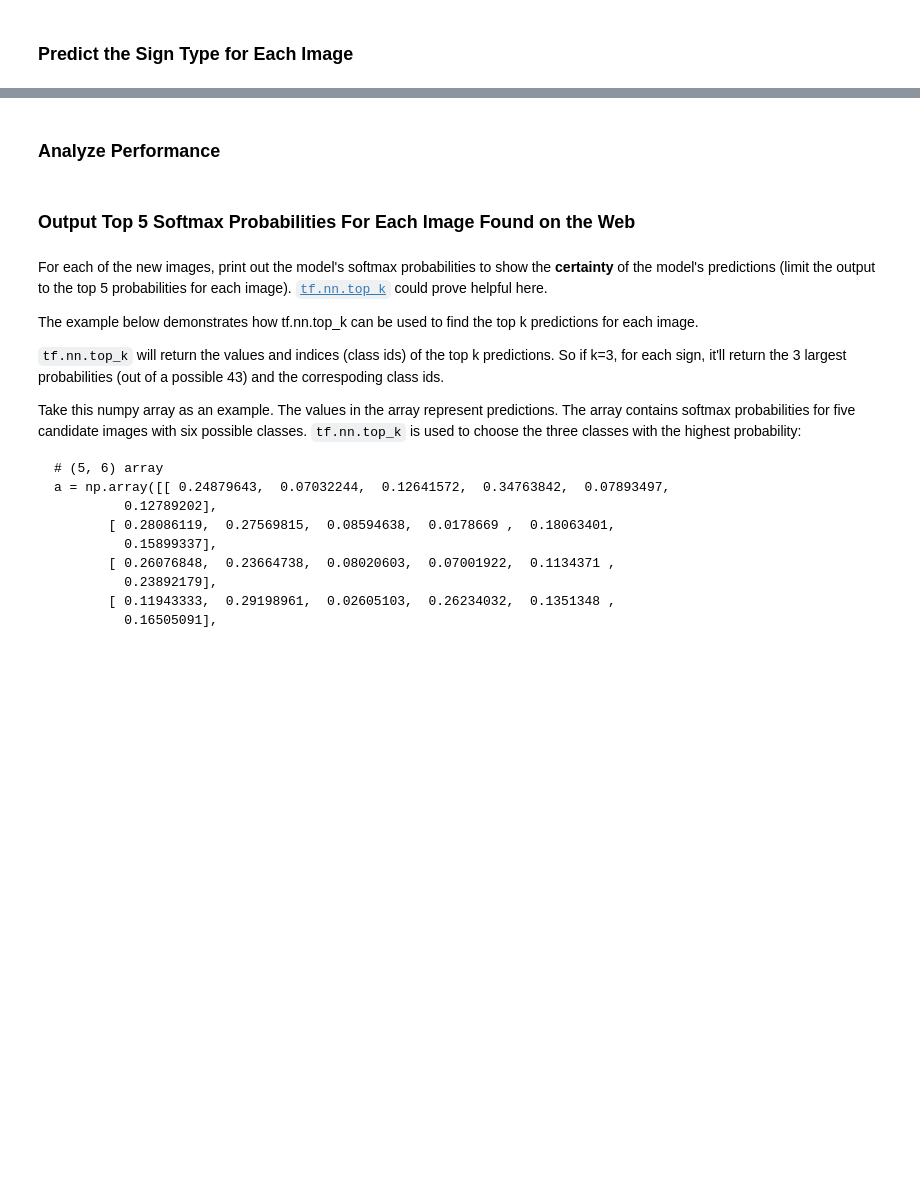
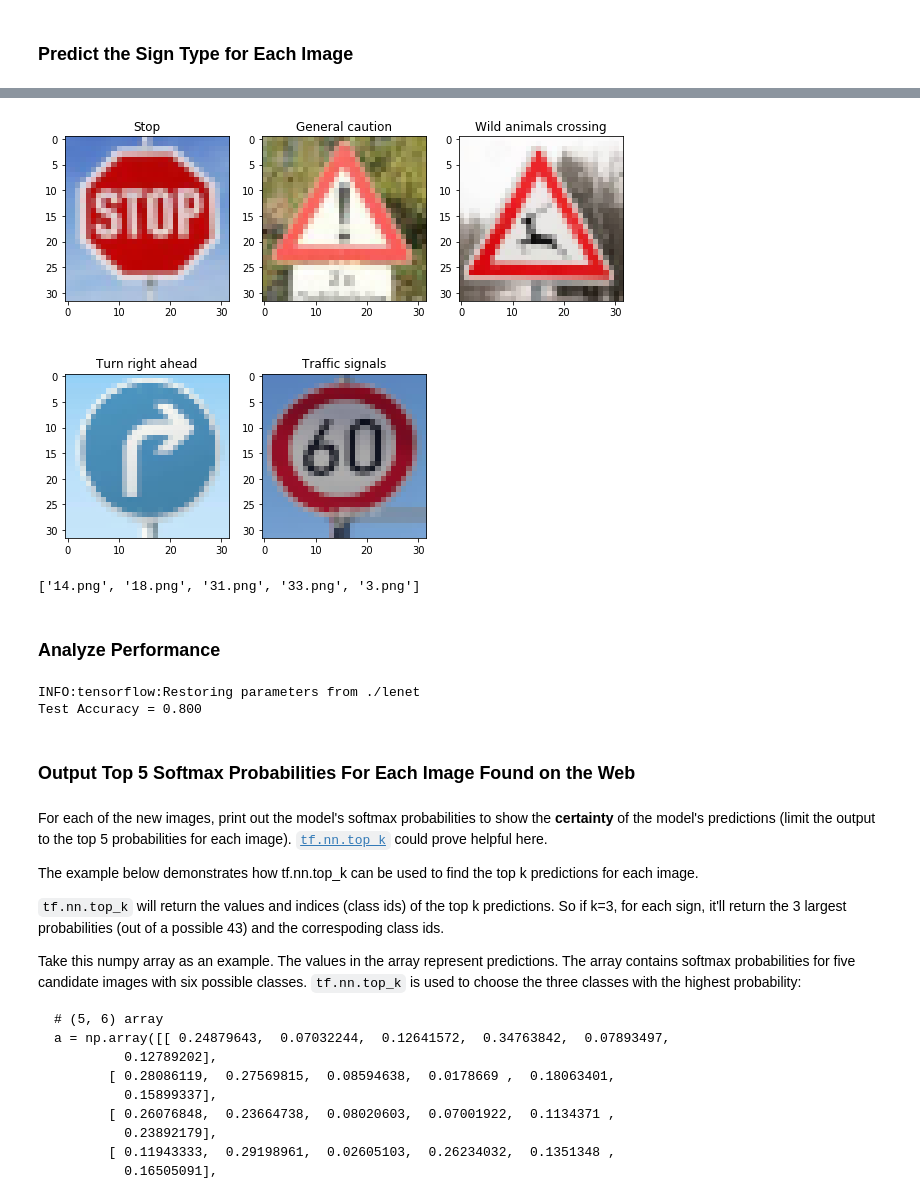
Before and after one commit to AnibalSiguenza/traffic_sign_clasifier, a Jupyter notebook: Traffic_Sign_Classifier.ipynb, the cells around one changed output, grey strips where cells are left out. Saved outputs shown, nothing was run; the diff lists cells and outputs as text; code cells hidden in the pictures; blank space fills up the shorter version.

```diff
--- a/Traffic_Sign_Classifier.ipynb
+++ b/Traffic_Sign_Classifier.ipynb
@@ -495,8 +516,35 @@ You may find `signnames.csv` useful as it contains mappings from the class id (i
+# %%
+# Ploting predictions
+fig = plt.gcf()
+fig.set_size_inches(10, 8)
+for i in range(len(img_files)):
+    plt.subplot(2,3,i+1)
+    plt.imshow(internet_images[i])
+    plt.title(dic_labels[y_labels_predictiont[i]])
+plt.savefig('./examples/internet_predictions.jpg')
+# %% [output]
+[figure, added]
+# %%
+img_files
+# %% [output]
+['14.png', '18.png', '31.png', '33.png', '3.png']
 # %% [markdown]
 ### Analyze Performance
 # %%
 ### Calculate the accuracy for these 5 new images.
 ### For example, if the model predicted 1 out of 5 signs correctly, it's 20% accurate on these new images.
+
+import tensorflow as tf
+
+# Model testing
+with tf.Session() as sess:
+    saver.restore(sess, tf.train.latest_checkpoint('.'))
+
+    test_accuracy = evaluate(X_test_internet, y_labels_internet)
+    print("Test Accuracy = {:.3f}".format(test_accuracy))
+# %% [output]
+INFO:tensorflow:Restoring parameters from ./lenet
+Test Accuracy = 0.800
 # %% [markdown]
 ### Output Top 5 Softmax Probabilities For Each Image Found on the Web
 # %% [markdown]
```
Also changed, not shown: parts of 20 cells of this notebook, 3 other files.
